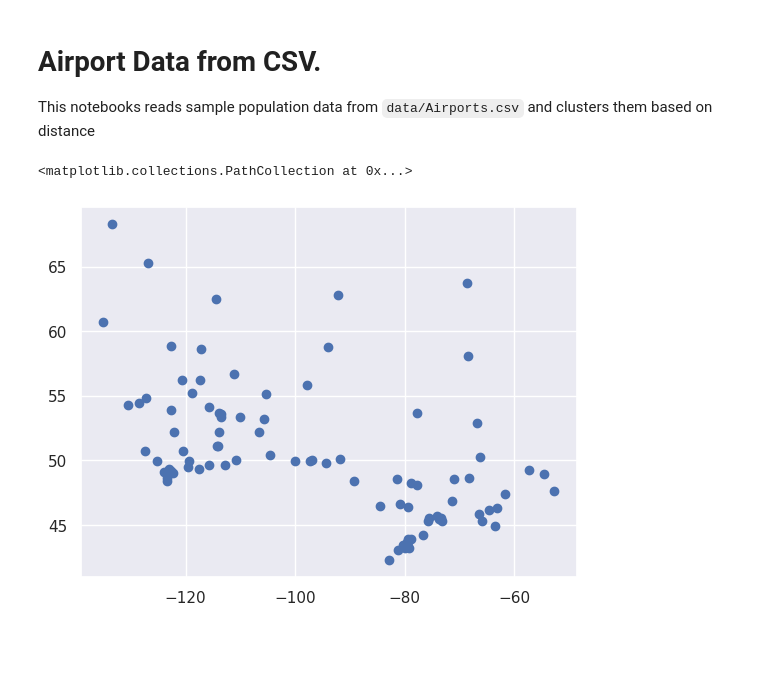
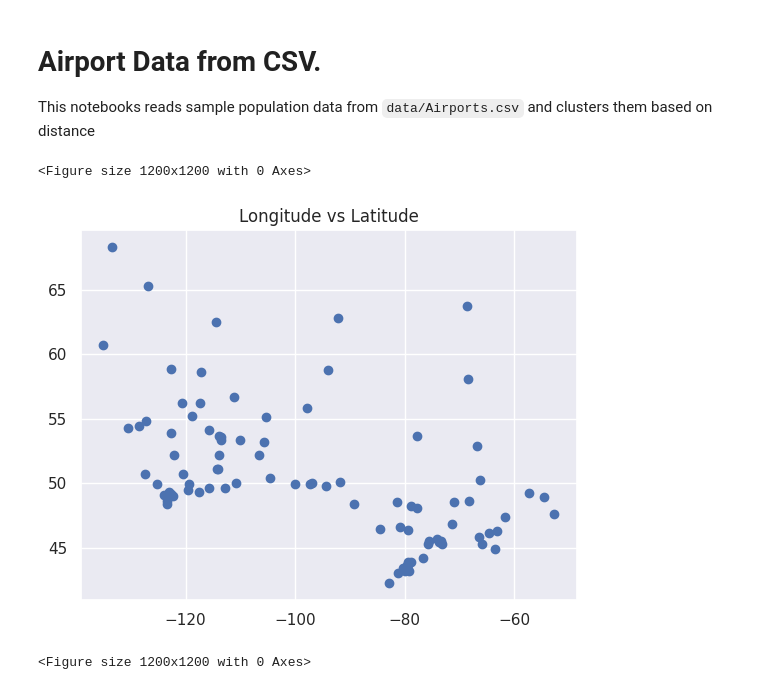
Before and after one commit to jackbullen/Airport-Data, a Jupyter notebook: notebooks/airport.ipynb, the cells around one changed output. Saved outputs shown, nothing was run; the diff lists cells and outputs as text; code cells hidden in the pictures; blank space fills up the shorter version.

```diff
--- a/notebooks/airport.ipynb
+++ b/notebooks/airport.ipynb
@@ -18,8 +19,11 @@ c_codes = np.array(df['C_CODE'])
 types = np.array(df['TYPE'])
 citys = np.array(df['CITY'])
 provs = np.array(df['PROV'])
-# %%
-plt.scatter(longs, lats)
-# %% [output]
-<matplotlib.collections.PathCollection at 0x...>
-[figure, removed]
+# %%
+plt.scatter(longs, lats)
+plt.title("Longitude vs Latitude")
+plt.figure(figsize=(12,12))
+# %% [output]
+<Figure size 1200x1200 with 0 Axes>
+[figure, added]
+<Figure size 1200x1200 with 0 Axes>
```
Also changed, not shown: parts of 6 cells of this notebook.
